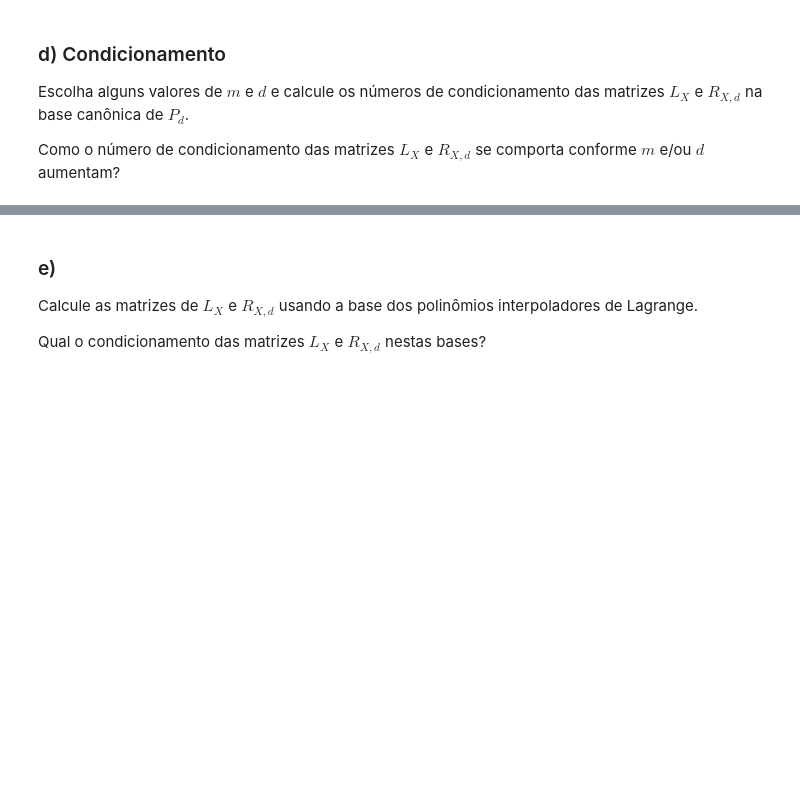
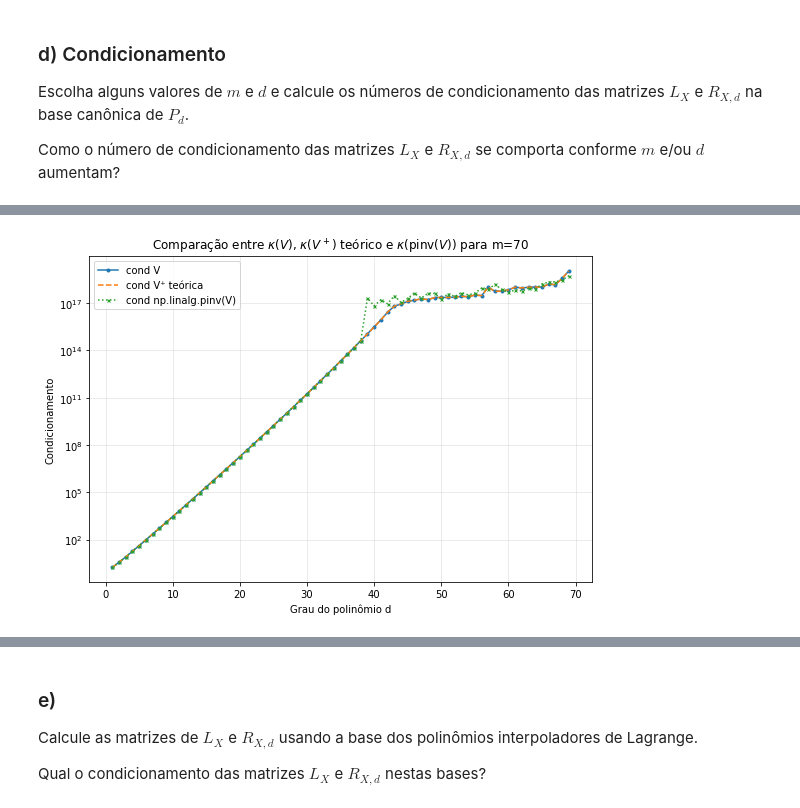
Before and after one commit to aliicerabello/fgv-aln-projeto3, a Jupyter notebook: projeto.ipynb, the cells around one changed output, grey strips where cells are left out. Cells and saved outputs as stored; diff of their text form; code cells hidden in the pictures; blank space fills up the shorter version.

```diff
--- a/projeto.ipynb
+++ b/projeto.ipynb
@@ -444,0 +382,65 @@ plt.show()
+# %%
+import numpy as np
+import matplotlib.pyplot as plt
+import matplotlib.colors as colors
+
+# Fixamos m para comparar os métodos variando d
+m = 70
+X = np.linspace(-1, 1, m)
+conds_V = []
+conds_pseudoV = []
+conds_pseudo_np_V = []
+valores_d = list(range(1, m))  # d = 1, ..., m-1
+
+for d in valores_d:
+    V = np.vander(X, N=d+1, increasing=True)
+
+    sigma_V = np.linalg.svd(V, compute_uv=False)
+    k_V = sigma_V[0] / sigma_V[-1]
+    k_pseudo_V = (1 / sigma_V[-1]) / (1 / sigma_V[0])
+    pseudo_V = np.linalg.pinv(V)
+
+    conds_V.append(k_V)
+    conds_pseudoV.append(k_pseudo_V)
+    conds_pseudo_np_V.append(np.linalg.cond(pseudo_V))
+
+
+
+plt.figure(figsize=(9, 6))
+
+plt.plot(
+    valores_d,
+    conds_V,
+    label="cond V",
+    marker="o",
+    markersize=3
+)
+
+plt.plot(
+    valores_d,
+    conds_pseudoV,
+    label="cond V⁺ teórica",
+    linestyle="--"
+)
+
+plt.plot(
+    valores_d,
+    conds_pseudo_np_V,
+    label="cond np.linalg.pinv(V)",
+    linestyle=":",
+    marker="x",
+    markersize=3
+)
+
+plt.yscale("log")
+
+plt.xlabel("Grau do polinômio d")
+plt.ylabel("Condicionamento")
+plt.title(f"Comparação entre $\\kappa(V)$, $\\kappa(V^+)$ teórico e $\\kappa(\\mathrm{{pinv}}(V))$ para m={m}")
+
+plt.legend()
+plt.grid(True, which="both", alpha=0.3)
+
+plt.show()
+# %% [output]
+[figure, added]
```
Also changed, not shown: parts of 8 cells of this notebook.
